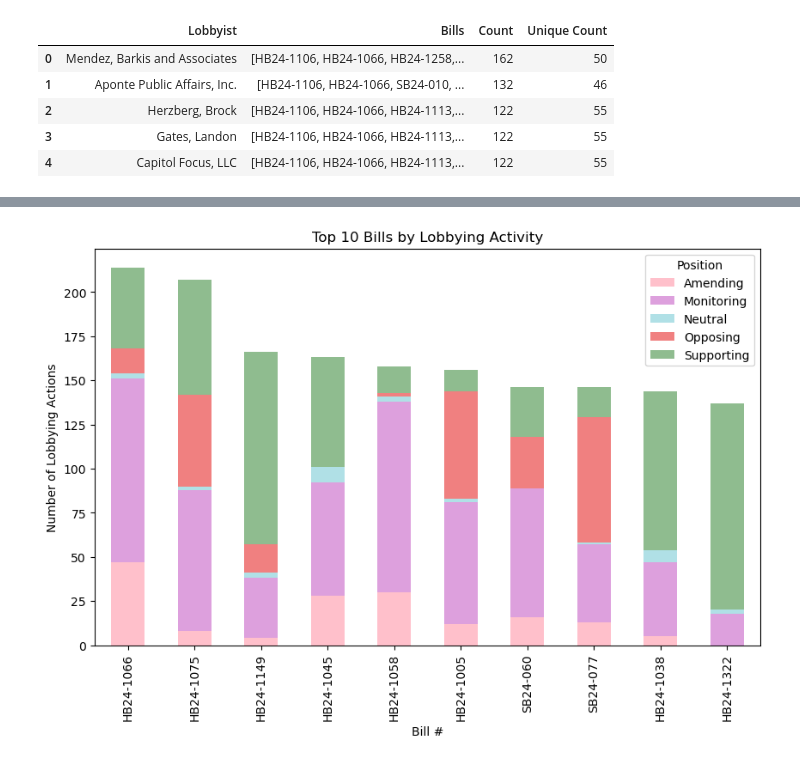
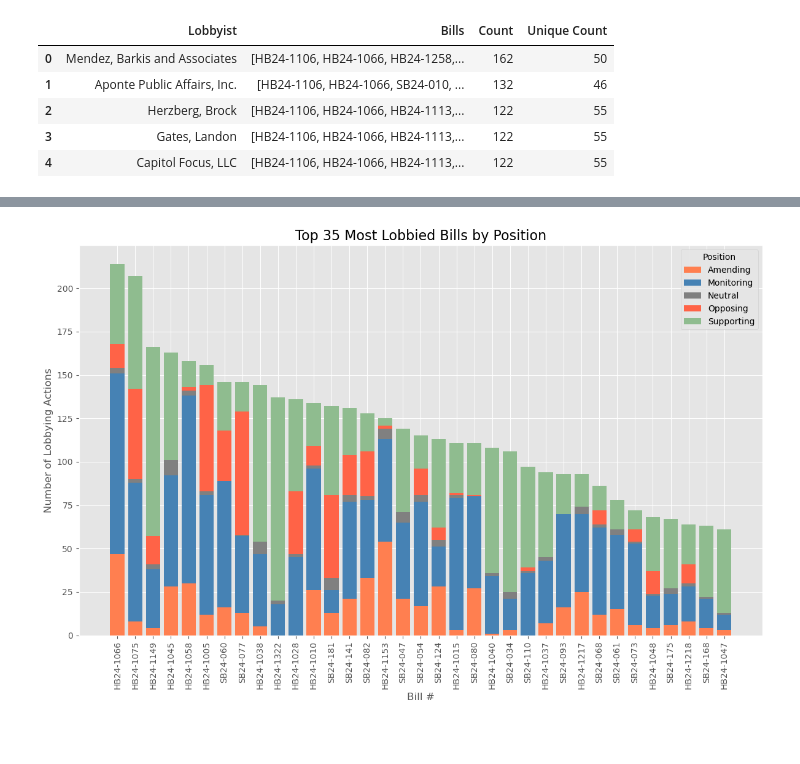
Before and after one commit to juliakirk/Web-Data-Science, a Jupyter notebook: finalProject.ipynb, the cells around one changed output, grey strips where cells are left out. Drawn from its saved outputs; the diff is of its cells as text; code cells hidden in the pictures; blank space fills up the shorter version.

```diff
--- a/finalProject.ipynb
+++ b/finalProject.ipynb
@@ -89,0 +118,13 @@ client_df.head()
+# %%
+plt.style.use('ggplot')
+
+# Figure setup
+plt.figure(figsize=(12, 8))
+# top most lobbyied bills and the counts
+plt.bar(billsDF['Bill #'][:35],billsDF['Count'][:35])
+plt.xlabel('Bill')
+plt.ylabel('Count')
+plt.title('Top 35 Most Lobbyied Bills')
+
+plt.xticks(rotation=90)
+plt.show()
@@ -90,41 +133,54 @@ client_df.head()
 # %%
 # Fill missing values with 'Neutral'
 lobbyingDF['Position'] = lobbyingDF['Position'].fillna('Neutral')
 
-# Group by bill and position and count occurrences
+# Group by bill and position, then count occurrences
 lobbying_counts = lobbyingDF.groupby(['Bill #', 'Position']).size().reset_index(name='Count')
 
-# Create a pivot table to summarize the data
+# Create a pivot table
 lobbying_pivot = lobbying_counts.pivot(index='Bill #', columns='Position', values='Count').fillna(0)
 
-# Calculate the total activity for each bill
+# Calculate total activity and sort the top 10 bills
 lobbying_pivot['Total'] = lobbying_pivot.sum(axis=1)
+top_bills = lobbying_pivot.sort_values(by='Total', ascending=False).head(35)
 
-# Sort bills by Total Activity
-top_bills = lobbying_pivot.sort_values(by='Total', ascending=False).head(10)
+# Drop 'Total' column as it is not needed for plotting
+top_bills = top_bills.drop(columns='Total')
 
-# Define positions dynamically and color mapping
-positions = [col for col in lobbying_pivot.columns if col != 'Total']
-color_map = {
-    'Neutral': 'powderblue',    # Gold
-    'Supporting': 'darkseagreen', # LimeGreen
-    'Opposing': 'lightcoral',   # OrangeRed
-    'Amending': 'pink',   # DodgerBlue
-    'Monitoring': 'plum'  # BlueViolet
+# create color pallete
+custom_colors = {
+    'Supporting': 'darkseagreen',
+    'Opposing': 'tomato',
+    'Neutral': 'gray',
+    'Monitoring': 'steelblue',
+    'Amending': 'coral',
 }
 
-# Plot the top 10 bills with custom colors
-top_bills[positions].plot(
-    kind='bar',
-    stacked=True,
-    figsize=(10, 6),
-    color=[color_map.get(pos, '#333333') for pos in positions]
-)
+# set plot size and style
+plt.style.use('ggplot')
+plt.figure(figsize=(12, 8))
 
-plt.title("Top 10 Bills by Lobbying Activity")
-plt.xlabel("Bill #")
-plt.ylabel("Number of Lobbying Actions")
+# set up for stacking
+bottom_value = [0] * len(top_bills)
+
+# Loop through each colums and create a stacked bar segment
+for position in top_bills.columns:
+    bar_color = custom_colors.get(position, 'gray')
+    plt.bar(
+        top_bills.index,
+        top_bills[position],
+        bottom=bottom_value,
+        label=position,
+        color=bar_color
+    )
+    bottom_value = [bv + val for bv, val in zip(bottom_value, top_bills[position])]
+
+plt.title("Top 35 Most Lobbied Bills by Position", fontsize=16)
+plt.xlabel("Bill #", fontsize=12)
+plt.ylabel("Number of Lobbying Actions", fontsize=12)
+plt.xticks(rotation=90)
 plt.legend(title="Position")
+plt.tight_layout()
 plt.show()
 # %% [output]
-[figure, old version]
+[figure, new version]
```
Also changed, not shown: parts of 25 cells of this notebook, 1 other file.
